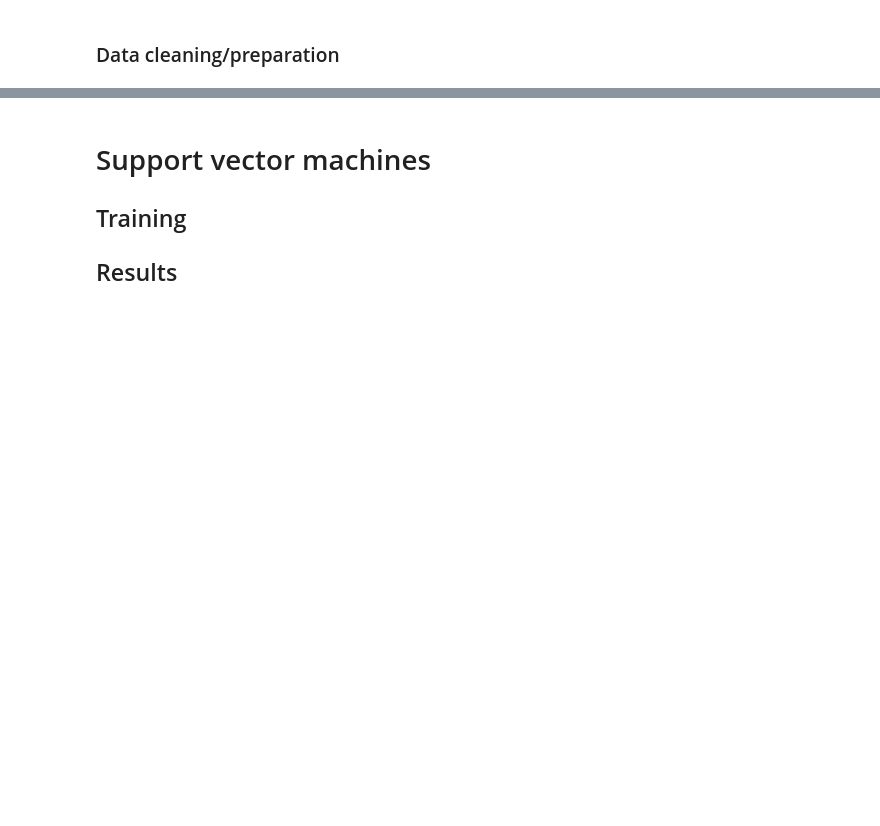
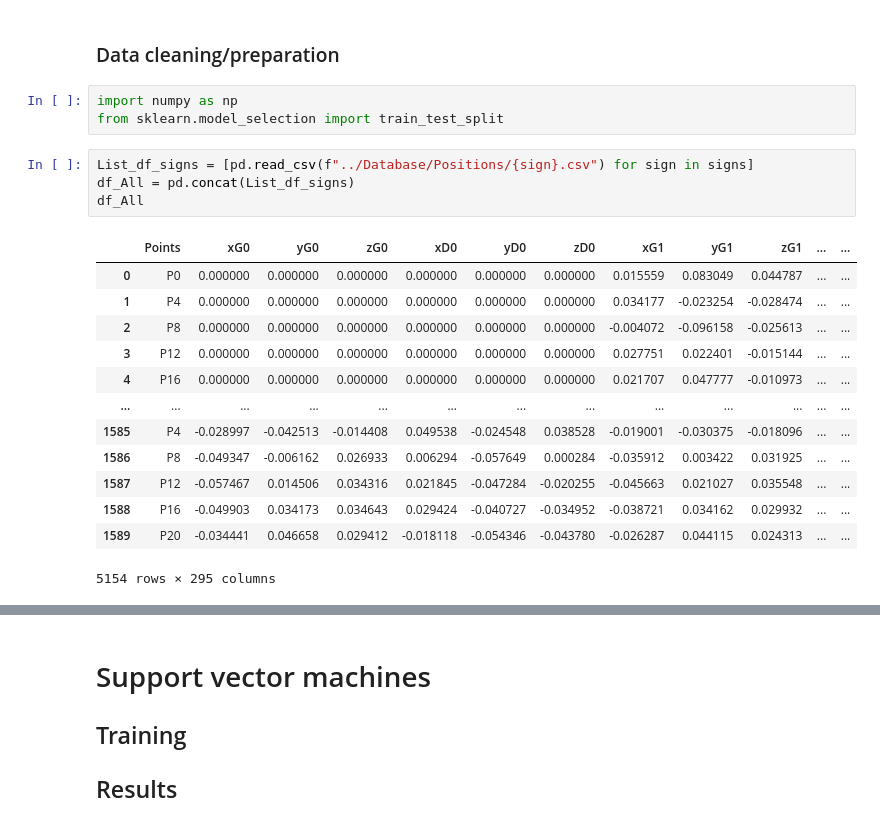
Before and after one commit to LucieDN/Sign-Language-Recognition, a Jupyter notebook: NoteBook/NoteBook.ipynb, the cells around one changed output, grey strips where cells are left out. Saved outputs shown, nothing was run; the diff lists cells and outputs as text; blank space fills up the shorter version.

```diff
--- a/NoteBook/NoteBook.ipynb
+++ b/NoteBook/NoteBook.ipynb
@@ -270,3 +268,24 @@ for sign in signs:
     SaveInCSV(sign,points)
 # %% [markdown]
 ### Data cleaning/preparation
+# %%
+import numpy as np
+from sklearn.model_selection import train_test_split
+# %%
+List_df_signs = [pd.read_csv(f"../Database/Positions/{sign}.csv") for sign in signs]
+df_All = pd.concat(List_df_signs)
+df_All
+# %% [output]
+|  | Points | xG0 | yG0 | zG0 | xD0 | yD0 | zD0 | xG1 | yG1 | zG1 | ... | ... |
+| 0 | P0 | 0.000000 | 0.000000 | 0.000000 | 0.000000 | 0.000000 | 0.000000 | 0.015559 | 0.083049 | 0.044787 | ... | ... |
+| 1 | P4 | 0.000000 | 0.000000 | 0.000000 | 0.000000 | 0.000000 | 0.000000 | 0.034177 | -0.023254 | -0.028474 | ... | ... |
+| 2 | P8 | 0.000000 | 0.000000 | 0.000000 | 0.000000 | 0.000000 | 0.000000 | -0.004072 | -0.096158 | -0.025613 | ... | ... |
+| 3 | P12 | 0.000000 | 0.000000 | 0.000000 | 0.000000 | 0.000000 | 0.000000 | 0.027751 | 0.022401 | -0.015144 | ... | ... |
+| 4 | P16 | 0.000000 | 0.000000 | 0.000000 | 0.000000 | 0.000000 | 0.000000 | 0.021707 | 0.047777 | -0.010973 | ... | ... |
+| ... | ... | ... | ... | ... | ... | ... | ... | ... | ... | ... | ... | ... |
+| 1585 | P4 | -0.028997 | -0.042513 | -0.014408 | 0.049538 | -0.024548 | 0.038528 | -0.019001 | -0.030375 | -0.018096 | ... | ... |
+| 1586 | P8 | -0.049347 | -0.006162 | 0.026933 | 0.006294 | -0.057649 | 0.000284 | -0.035912 | 0.003422 | 0.031925 | ... | ... |
+| 1587 | P12 | -0.057467 | 0.014506 | 0.034316 | 0.021845 | -0.047284 | -0.020255 | -0.045663 | 0.021027 | 0.035548 | ... | ... |
+| 1588 | P16 | -0.049903 | 0.034173 | 0.034643 | 0.029424 | -0.040727 | -0.034952 | -0.038721 | 0.034162 | 0.029932 | ... | ... |
+| 1589 | P20 | -0.034441 | 0.046658 | 0.029412 | -0.018118 | -0.054346 | -0.043780 | -0.026287 | 0.044115 | 0.024313 | ... | ... |
+5154 rows × 295 columns
```
Also changed, not shown: parts of 9 cells of this notebook, 2 other files.
